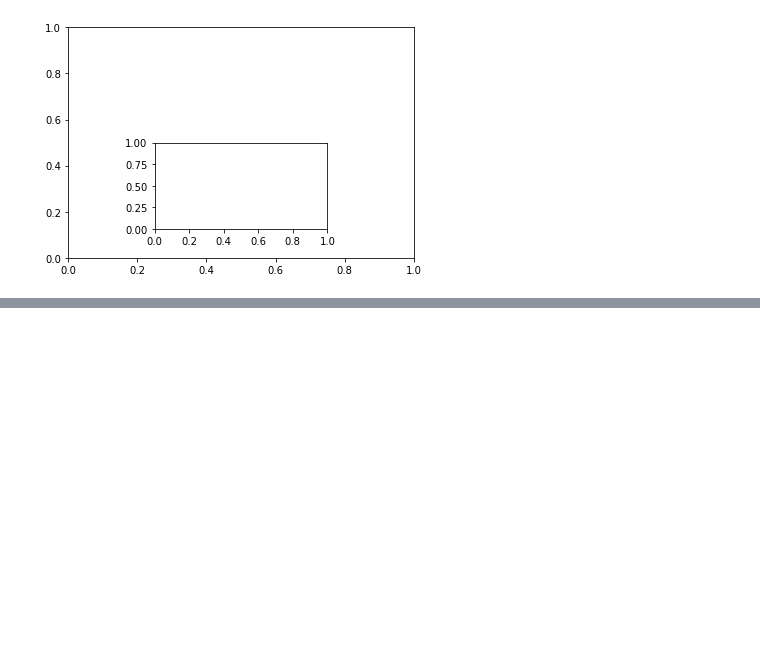
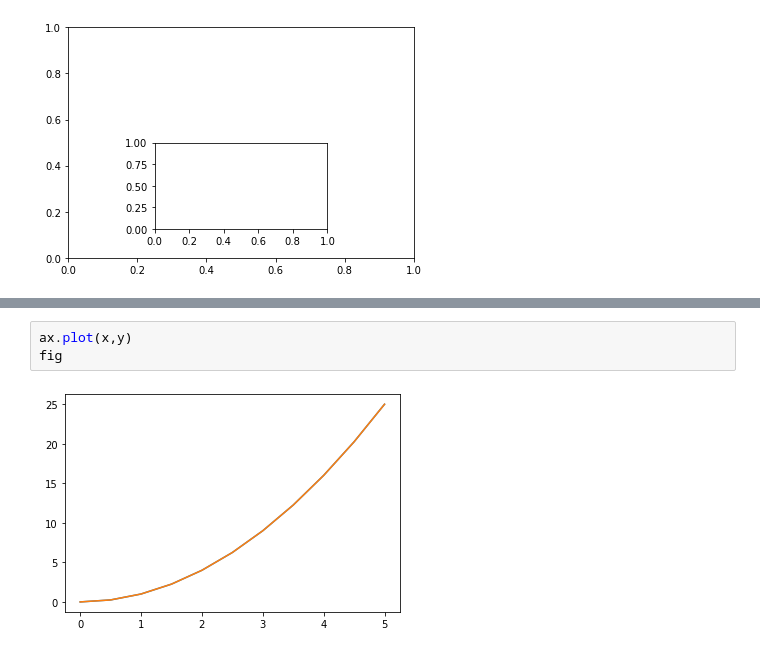
Before and after one commit to bolisettisk/Udemy-Python, a Jupyter notebook: 05-Data-Visualization-with-Matplotlib/Untitled.ipynb, the cells around one changed output, grey strips where cells are left out. Drawn from its saved outputs; the diff is of its cells as text; blank space fills up the shorter version.

```diff
--- a/05-Data-Visualization-with-Matplotlib/Untitled.ipynb
+++ b/05-Data-Visualization-with-Matplotlib/Untitled.ipynb
@@ -26,0 +47,5 @@ fig.add_axes()
+# %%
+ax.plot(x,y)
+fig
+# %% [output]
+[figure, added]
```
Also changed, not shown: parts of 5 cells of this notebook, 7 other files.
